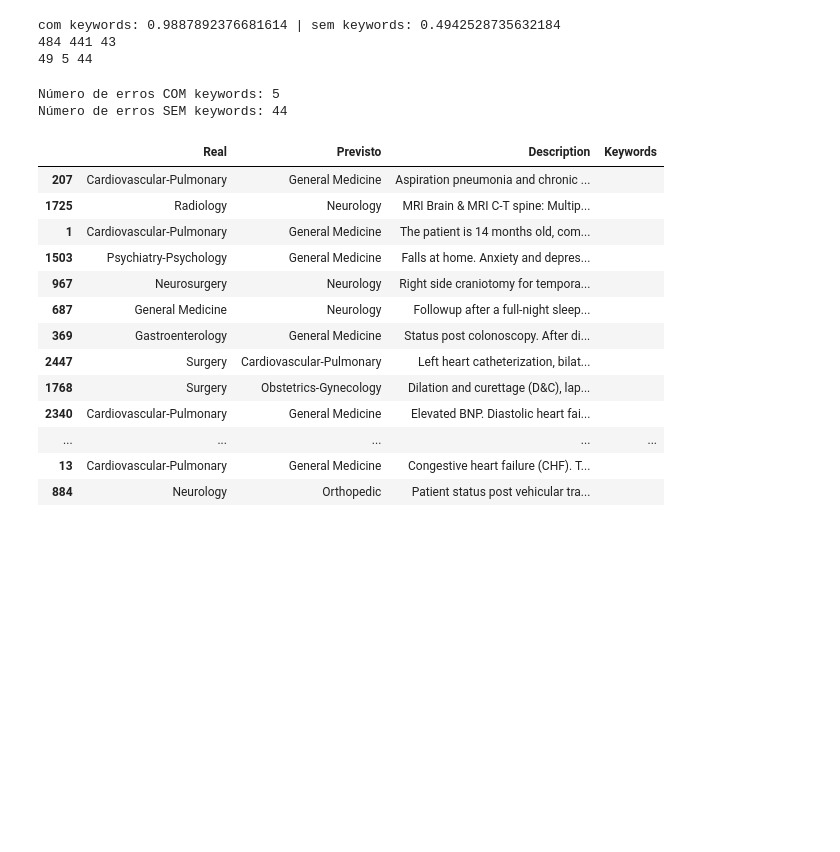
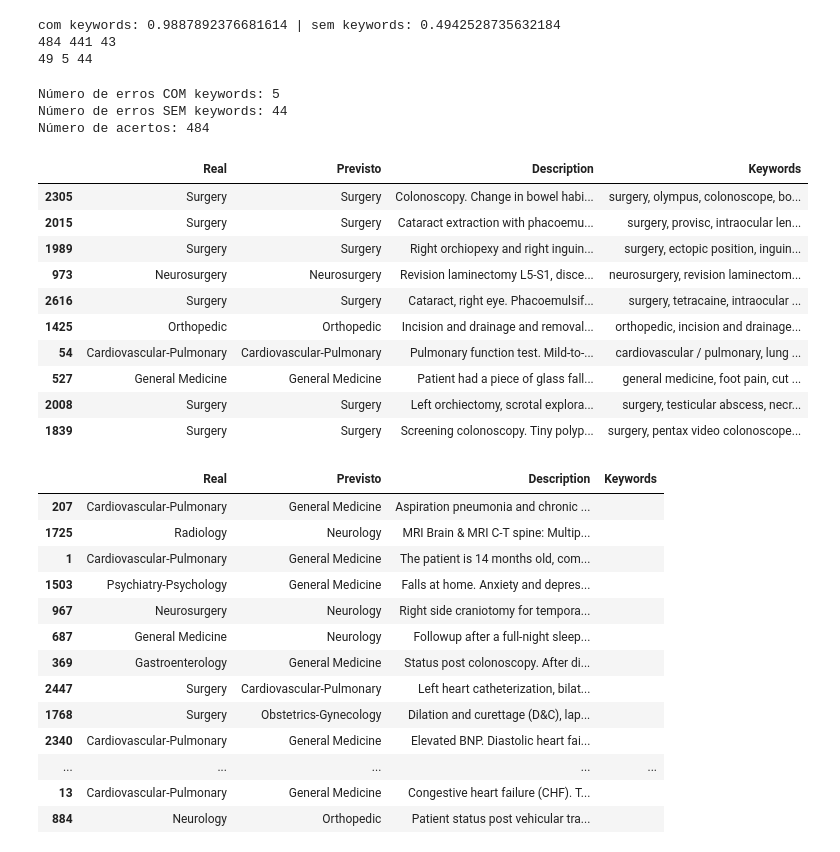
Before and after one commit to ArturKrys/clinical-specialty-classifier, a Jupyter notebook: Testing/Manual/03_data_analysis.ipynb, the cells around one changed output. Cells and saved outputs as stored; diff of their text form; code cells hidden in the pictures; blank space fills up the shorter version.

```diff
--- a/Testing/Manual/03_data_analysis.ipynb
+++ b/Testing/Manual/03_data_analysis.ipynb
@@ -252,12 +251,37 @@ com keywords: 0.9887892376681614 | sem keywords: 0.4942528735632184
 # %%
 indices_erros_com_kw = valid_indices[errado & (~sem_kw)]
 indices_erros_sem_kw = valid_indices[errado & sem_kw]
+indices_certos = valid_indices[certo]
 
 print(f"Número de erros COM keywords: {len(indices_erros_com_kw)}")
 print(f"Número de erros SEM keywords: {len(indices_erros_sem_kw)}")
+print(f"Número de acertos: {len(indices_certos)}")
 # %% [output]
 Número de erros COM keywords: 5
 Número de erros SEM keywords: 44
+Número de acertos: 484
+# %%
+df_certos = pd.DataFrame({
+    'Real': y_valid.loc[indices_certos],
+    'Previsto': predict_combined[certo],
+    'Description': df.loc[indices_certos, 'description'],
+    'Keywords': df.loc[indices_certos, 'keywords']
+})
+
+
+df_certos.head(10)
+# %% [output]
+|  | Real | Previsto | Description | Keywords |
+| 2305 | Surgery | Surgery | Colonoscopy. Change in bowel habi... | surgery, olympus, colonoscope, bo... |
+| 2015 | Surgery | Surgery | Cataract extraction with phacoemu... | surgery, provisc, intraocular len... |
+| 1989 | Surgery | Surgery | Right orchiopexy and right inguin... | surgery, ectopic position, inguin... |
+| 973 | Neurosurgery | Neurosurgery | Revision laminectomy L5-S1, disce... | neurosurgery, revision laminectom... |
+| 2616 | Surgery | Surgery | Cataract, right eye. Phacoemulsif... | surgery, tetracaine, intraocular ... |
+| 1425 | Orthopedic | Orthopedic | Incision and drainage and removal... | orthopedic, incision and drainage... |
+| 54 | Cardiovascular-Pulmonary | Cardiovascular-Pulmonary | Pulmonary function test. Mild-to-... | cardiovascular / pulmonary, lung ... |
+| 527 | General Medicine | General Medicine | Patient had a piece of glass fall... | general medicine, foot pain, cut ... |
+| 2008 | Surgery | Surgery | Left orchiectomy, scrotal explora... | surgery, testicular abscess, necr... |
+| 1839 | Surgery | Surgery | Screening colonoscopy. Tiny polyp... | surgery, pentax video colonoscope... |
 # %%
 # Criar uma tabela com os erros do grupo SEM keywords
 df_erros_sem_kw = pd.DataFrame({
```
Also changed, not shown: parts of 5 cells of this notebook, 6 other files.
